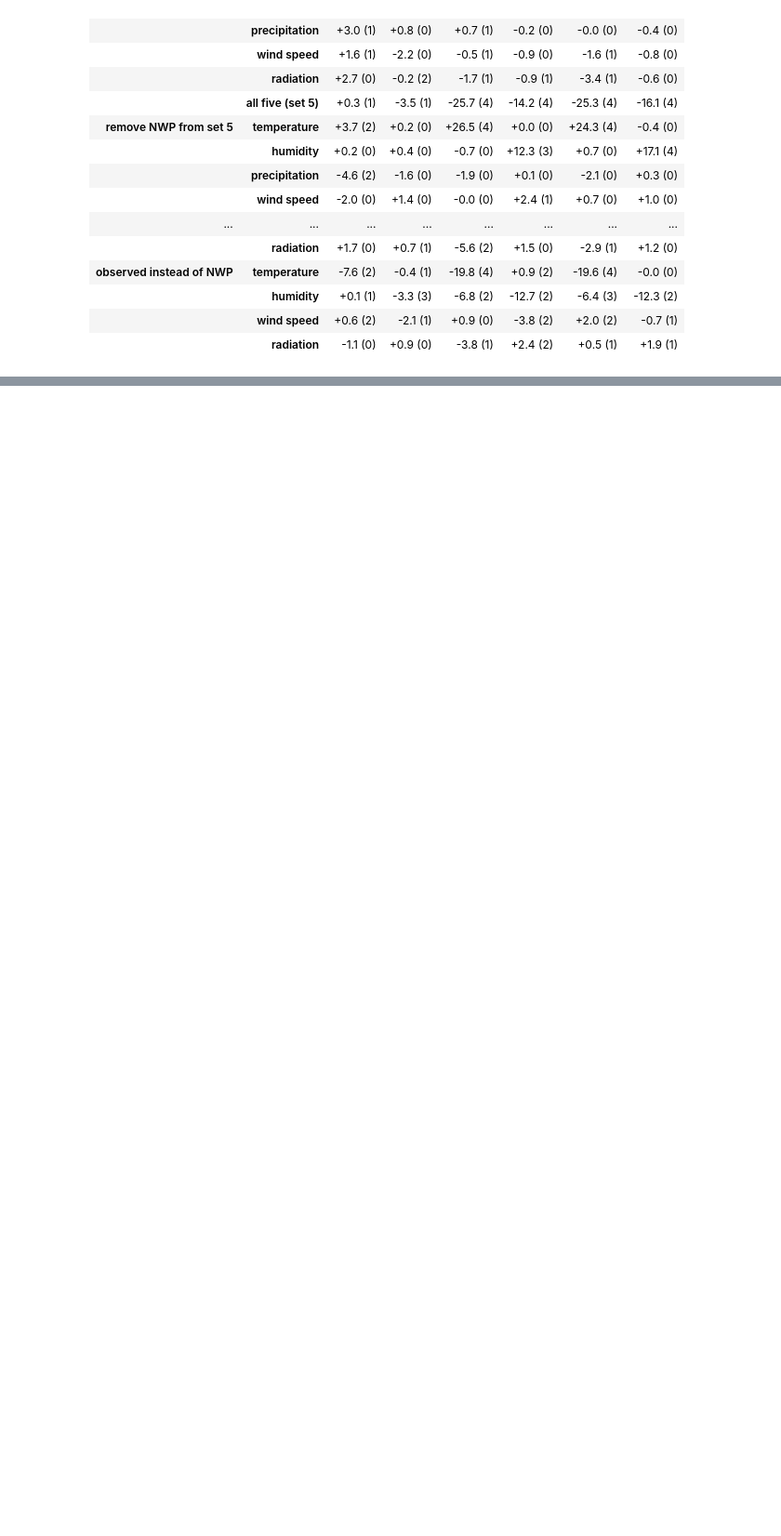
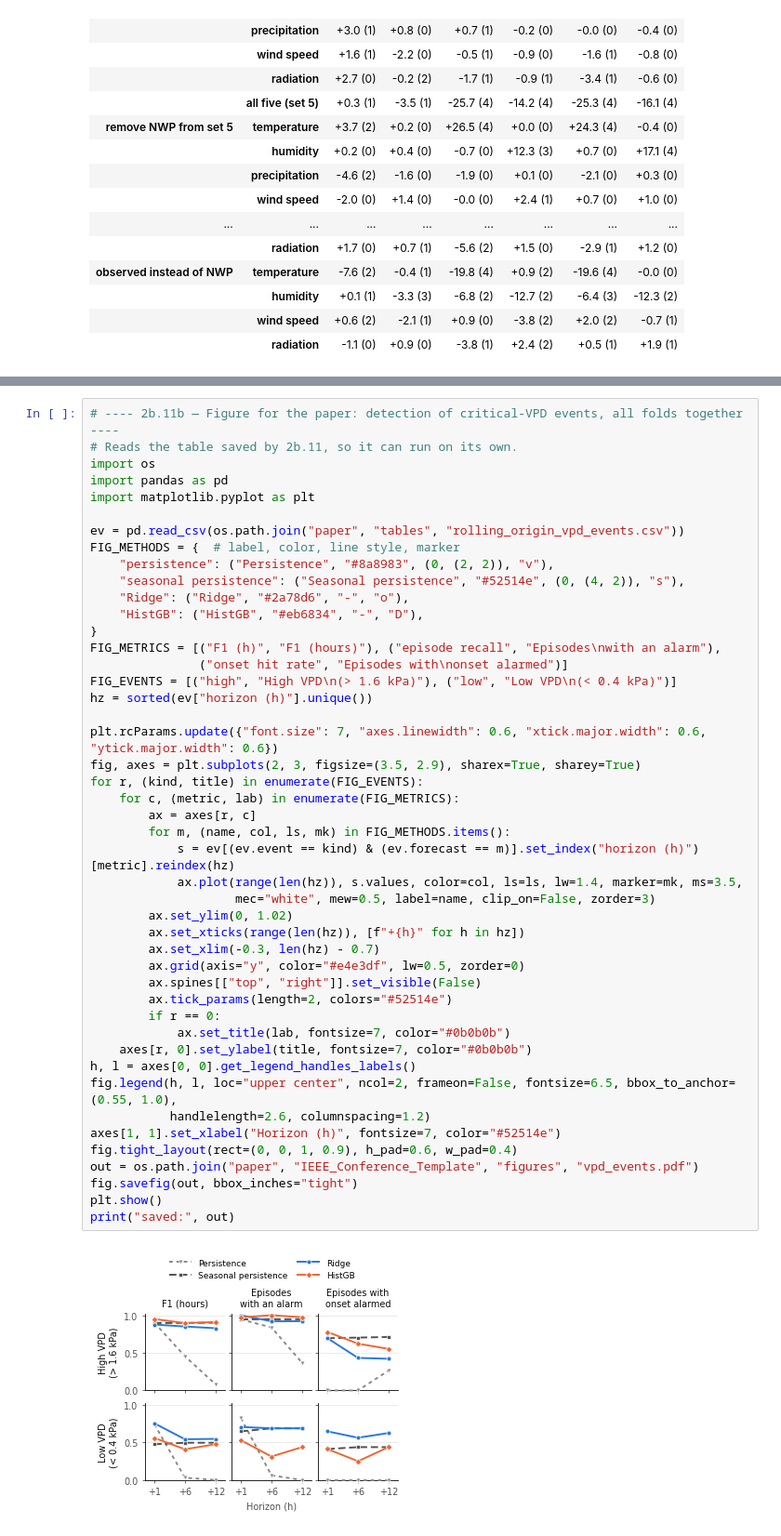
Before and after one commit to yuye188/Osiris-Greenhouse-UMU, a Jupyter notebook: 02b. rolling origin.ipynb, the cells around one changed output, grey strips where cells are left out. Shown at 93% size. Saved outputs shown, nothing was run; the diff lists cells and outputs as text; blank space fills up the shorter version.

```diff
--- a/02b. rolling origin.ipynb
+++ b/02b. rolling origin.ipynb
@@ -1293,0 +1464,48 @@ Same summary for the 4 tabular models (2b.9b):
+# %%
+# ---- 2b.11b — Figure for the paper: detection of critical-VPD events, all folds together ----
+# Reads the table saved by 2b.11, so it can run on its own.
+import os
+import pandas as pd
+import matplotlib.pyplot as plt
+
+ev = pd.read_csv(os.path.join("paper", "tables", "rolling_origin_vpd_events.csv"))
+FIG_METHODS = {  # label, color, line style, marker
+    "persistence": ("Persistence", "#8a8983", (0, (2, 2)), "v"),
+    "seasonal persistence": ("Seasonal persistence", "#52514e", (0, (4, 2)), "s"),
+    "Ridge": ("Ridge", "#2a78d6", "-", "o"),
+    "HistGB": ("HistGB", "#eb6834", "-", "D"),
+}
+FIG_METRICS = [("F1 (h)", "F1 (hours)"), ("episode recall", "Episodes\nwith an alarm"),
+               ("onset hit rate", "Episodes with\nonset alarmed")]
+FIG_EVENTS = [("high", "High VPD\n(> 1.6 kPa)"), ("low", "Low VPD\n(< 0.4 kPa)")]
+hz = sorted(ev["horizon (h)"].unique())
+
+plt.rcParams.update({"font.size": 7, "axes.linewidth": 0.6, "xtick.major.width": 0.6, "ytick.major.width": 0.6})
+fig, axes = plt.subplots(2, 3, figsize=(3.5, 2.9), sharex=True, sharey=True)
+for r, (kind, title) in enumerate(FIG_EVENTS):
+    for c, (metric, lab) in enumerate(FIG_METRICS):
+        ax = axes[r, c]
+        for m, (name, col, ls, mk) in FIG_METHODS.items():
+            s = ev[(ev.event == kind) & (ev.forecast == m)].set_index("horizon (h)")[metric].reindex(hz)
+            ax.plot(range(len(hz)), s.values, color=col, ls=ls, lw=1.4, marker=mk, ms=3.5,
+                    mec="white", mew=0.5, label=name, clip_on=False, zorder=3)
+        ax.set_ylim(0, 1.02)
+        ax.set_xticks(range(len(hz)), [f"+{h}" for h in hz])
+        ax.set_xlim(-0.3, len(hz) - 0.7)
+        ax.grid(axis="y", color="#e4e3df", lw=0.5, zorder=0)
+        ax.spines[["top", "right"]].set_visible(False)
+        ax.tick_params(length=2, colors="#52514e")
+        if r == 0:
+            ax.set_title(lab, fontsize=7, color="#0b0b0b")
+    axes[r, 0].set_ylabel(title, fontsize=7, color="#0b0b0b")
+h, l = axes[0, 0].get_legend_handles_labels()
+fig.legend(h, l, loc="upper center", ncol=2, frameon=False, fontsize=6.5, bbox_to_anchor=(0.55, 1.0),
+           handlelength=2.6, columnspacing=1.2)
+axes[1, 1].set_xlabel("Horizon (h)", fontsize=7, color="#52514e")
+fig.tight_layout(rect=(0, 0, 1, 0.9), h_pad=0.6, w_pad=0.4)
+out = os.path.join("paper", "IEEE_Conference_Template", "figures", "vpd_events.pdf")
+fig.savefig(out, bbox_inches="tight")
+plt.show()
+print("saved:", out)
+# %% [output]
+[figure, added]
```
Also changed, not shown: parts of 8 cells of this notebook, 27 other files.
